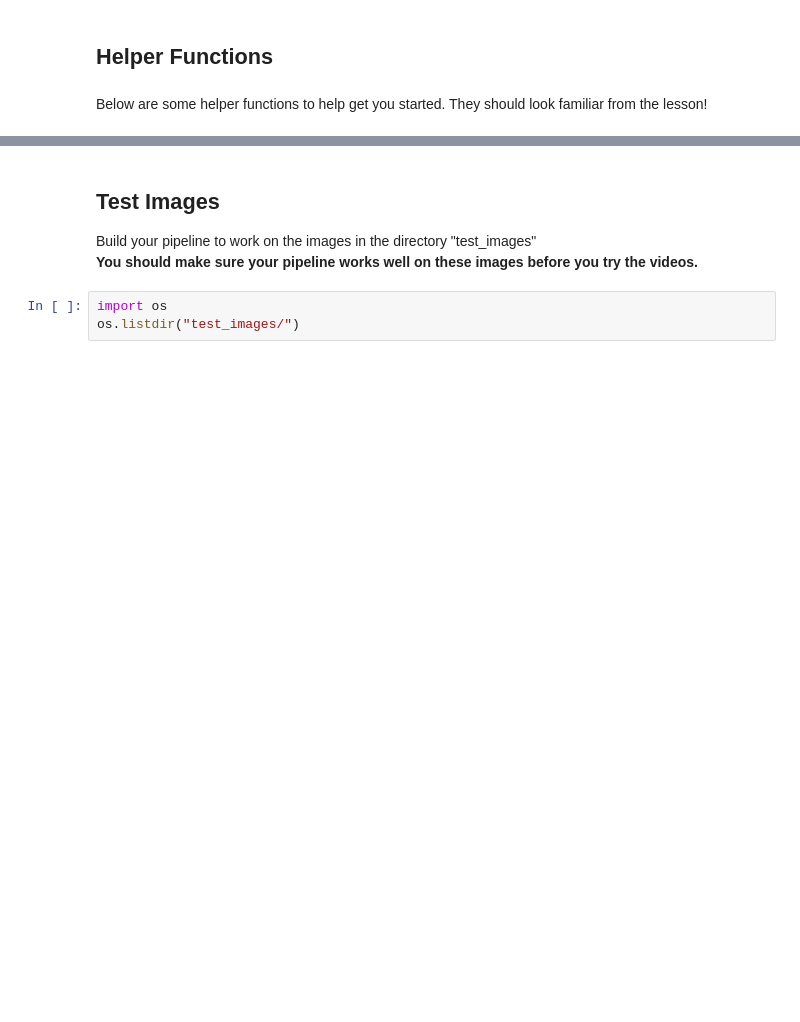
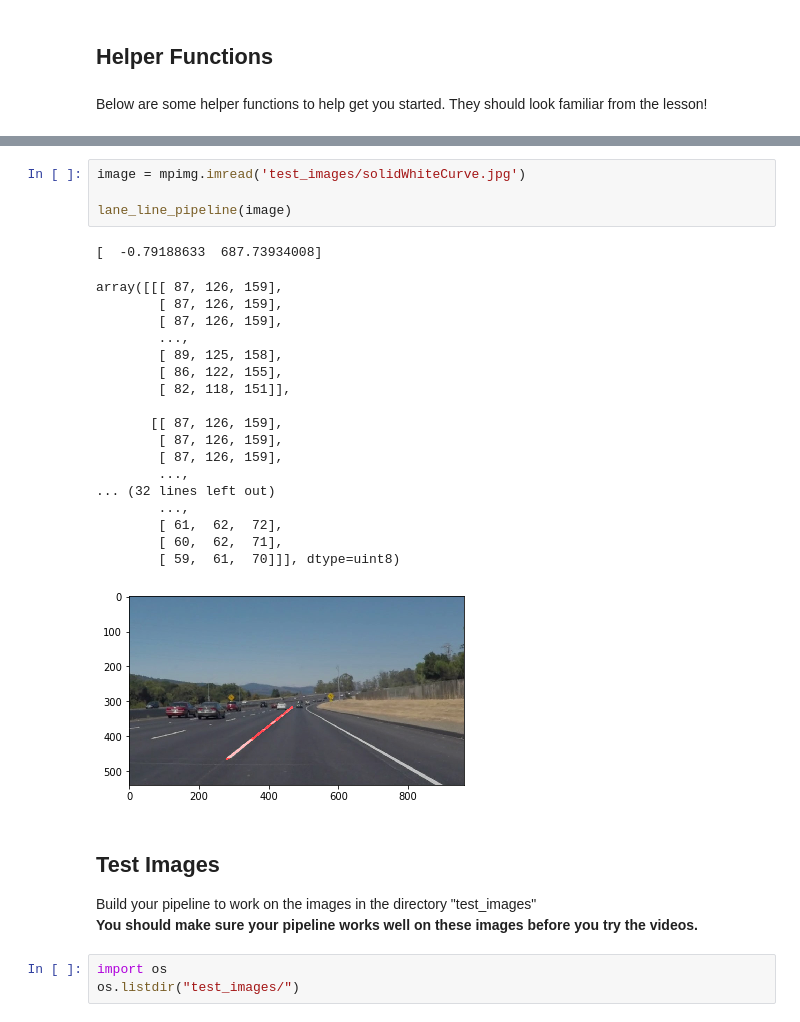
Before and after one commit to blanklist/CarND-LaneLines-P1, a Jupyter notebook: P1.ipynb, the cells around one changed output, grey strips where cells are left out. Cells and saved outputs as stored; diff of their text form; blank space fills up the shorter version.

Commit message:
left line drawn

```diff
--- a/P1.ipynb
+++ b/P1.ipynb
@@ -175,3 +227,27 @@ def weighted_img(img, initial_img, α=0.8, β=1., γ=0.):
+# %%
+image = mpimg.imread('test_images/solidWhiteCurve.jpg')
+
+lane_line_pipeline(image)
+# %% [output]
+[  -0.79188633  687.73934008]
+array([[[ 87, 126, 159],
+        [ 87, 126, 159],
+        [ 87, 126, 159],
+        ...,
+        [ 89, 125, 158],
+        [ 86, 122, 155],
+        [ 82, 118, 151]],
+
+       [[ 87, 126, 159],
+        [ 87, 126, 159],
+        [ 87, 126, 159],
+        ...,
+... (32 lines left out)
+        ...,
+        [ 61,  62,  72],
+        [ 60,  62,  71],
+        [ 59,  61,  70]]], dtype=uint8)
+[figure, added]
 # %% [markdown]
 ## Test Images
 
```
Also changed, not shown: parts of 8 cells of this notebook, 3 other files.
